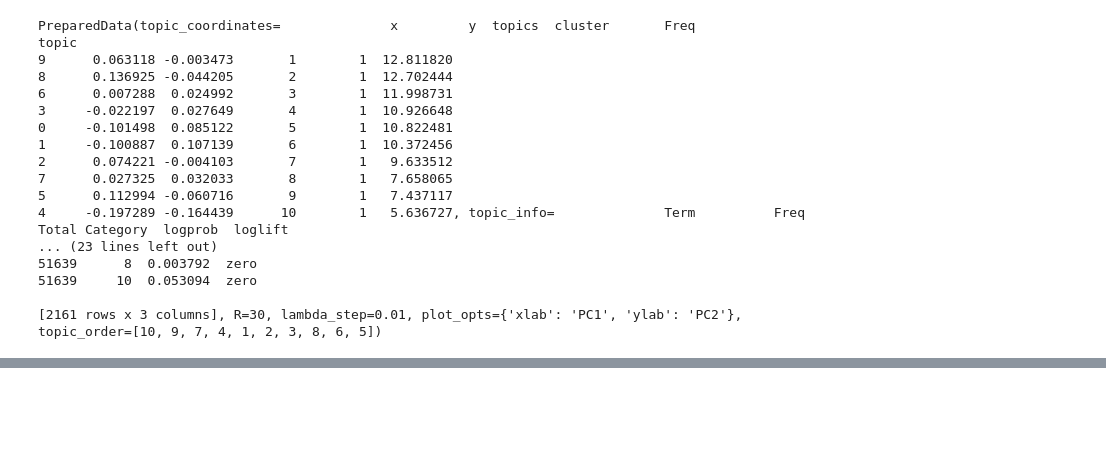
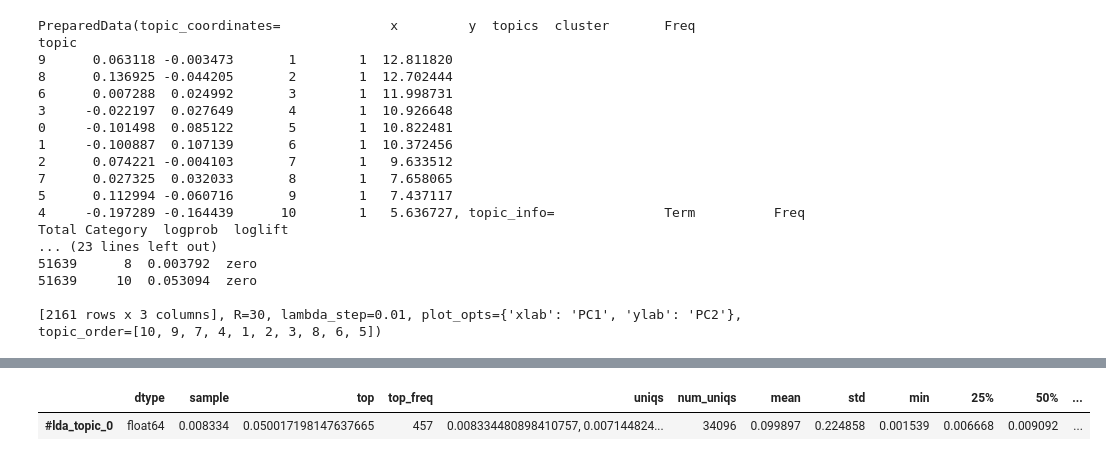
Before and after one commit to alex-ip/juxtorpus, a Jupyter notebook: notebooks/DH demo/topic model.ipynb, the cells around one changed output, grey strips where cells are left out. Cells and saved outputs as stored; diff of their text form; code cells hidden in the pictures; blank space fills up the shorter version.

```diff
--- a/notebooks/DH demo/topic model.ipynb
+++ b/notebooks/DH demo/topic model.ipynb
@@ -214,0 +57,5 @@ Name: text, dtype: object
+# %%
+corpus.meta['#lda_topic_0'].summary()
+# %% [output]
+|  | dtype | sample | top | top_freq | uniqs | num_uniqs | mean | std | min | 25% | 50% | ... |
+| #lda_topic_0 | float64 | 0.008334 | 0.050017198147637665 | 457 | 0.008334480898410757, 0.007144824... | 34096 | 0.099897 | 0.224858 | 0.001539 | 0.006668 | 0.009092 | ... |
```
Also changed, not shown: parts of 25 cells of this notebook.
